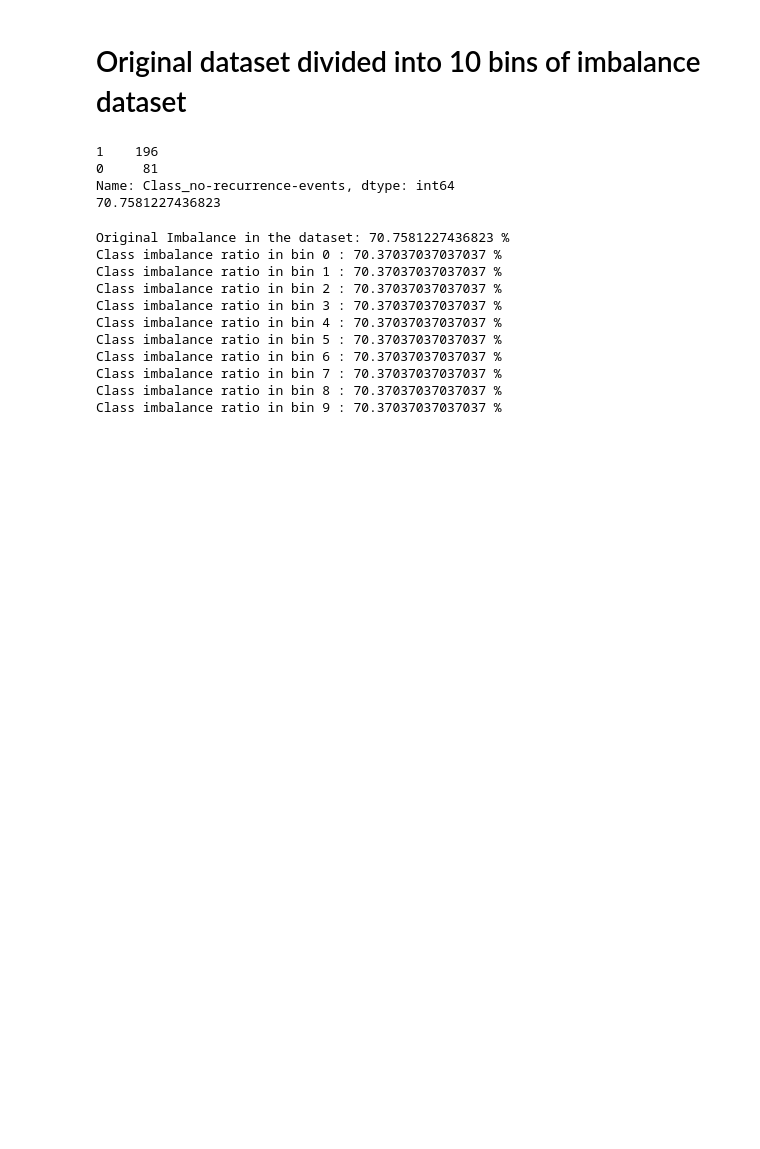
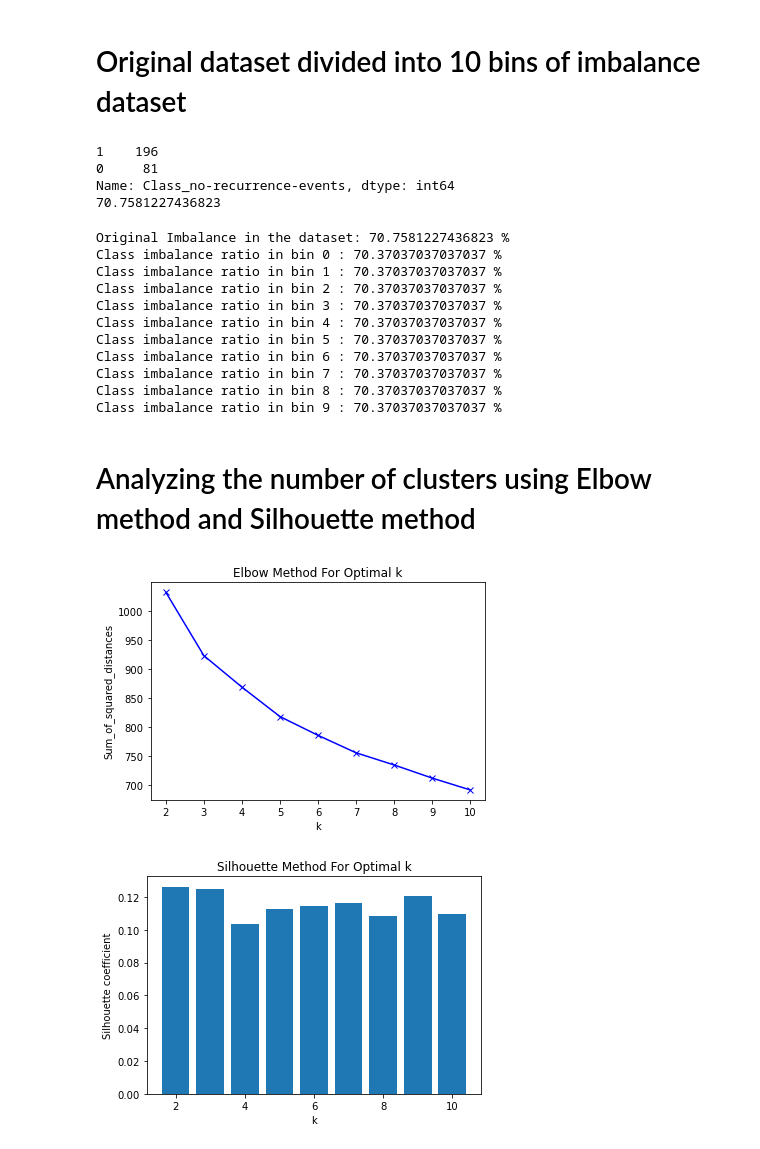
Before and after one commit to chandan188/CE888-DSDN-Assignment2FinalReport, a Jupyter notebook: breast_cancer_dataset_2.ipynb, the cells around one changed output. Saved outputs shown, nothing was run; the diff lists cells and outputs as text; code cells hidden in the pictures; blank space fills up the shorter version.

```diff
--- a/breast_cancer_dataset_2.ipynb
+++ b/breast_cancer_dataset_2.ipynb
@@ -147,7 +186,7 @@ weighted avg       1.00      1.00      1.00        56
 # %% [markdown]
 # Original dataset divided into 10 bins of imbalance dataset
 # %%
-target_count=df['Class_no-recurrence-events'].value_counts()
+target_count=breast_cancer_df['Class_no-recurrence-events'].value_counts()
 print(target_count)
 
 imbalance_target=(target_count[1]/(target_count[0]+target_count[1]))*100
@@ -186,7 +225,7 @@ def create_bins (df,no_of_bins,orig_imbalance):
 
   return bins
 # %%
-bins= create_bins(df,10, imbalance_target) #Divding the dataset into 10 bins
+bins= create_bins(breast_cancer_df,10, imbalance_target) #Divding the dataset into 10 bins
 # %% [output]
 Original Imbalance in the dataset: 70.7581227436823 %
 Class imbalance ratio in bin 0 : 70.37037037037037 %
@@ -201,0 +244,60 @@ Class imbalance ratio in bin 9 : 70.37037037037037 %
+# %% [markdown]
+# Analyzing the number of clusters using Elbow method and Silhouette method
+# %%
+#***** CHANGE MANUALLY DURING EACH ITERATION *****#
+
+i=9 # The bin index to be left-out while training, and used only for testing
+
+#************************************************#
+
+#CREATE TESTING DATA
+
+leave_out=i #for indexing while saving the model accuracies to a dictionary
+test_data=bins[i]
+
+#CREATE TRAINING DATA
+
+compile9=np.vstack((bins[j] for j in range(10) if j!=i )) #combining data from all other bins except the left-out one
+data=pd.DataFrame(compile9)
+data.columns=columns
+mms=MinMaxScaler() #normalizing the data
+mms.fit(data)
+data_transformed=mms.transform(data)
+
+#ELBOW METHOD TO IDENTIFY THE NUMBER OF CLUSTERS
+
+Sum_of_squared_distances = []
+K = range(2,11)
+for k in K:
+    km = KMeans(n_clusters=k,random_state=1)
+    km = km.fit(data_transformed)
+    Sum_of_squared_distances.append(km.inertia_)
+plt.plot(K, Sum_of_squared_distances, 'bx-')
+plt.xlabel('k')
+plt.ylabel('Sum_of_squared_distances')
+plt.title('Elbow Method For Optimal k')
+plt.show()
+
+#SILHOUETTE METHOD TO IDENTIFY THE NUMBER OF CLUSTERS
+K = range(2,11)
+no_of_clusters=[]
+silhouette_scores=[]
+
+for k in K:
+    km = KMeans(n_clusters=k,random_state=1)
+    preds=km.fit_predict(data_transformed)
+    centers=km.cluster_centers_
+
+    score=silhouette_score(data_transformed,preds)
+
+    no_of_clusters.append(k)
+    silhouette_scores.append(score)
+
+plt.ylabel("Silhouette coefficient")
+plt.xlabel("k")
+plt.title('Silhouette Method For Optimal k')
+plt.bar(no_of_clusters,silhouette_scores)
+plt.show()
+# %% [output]
+[figure, added]
+[figure, added]
```
Also changed, not shown: parts of 16 cells of this notebook, 2 other files.
